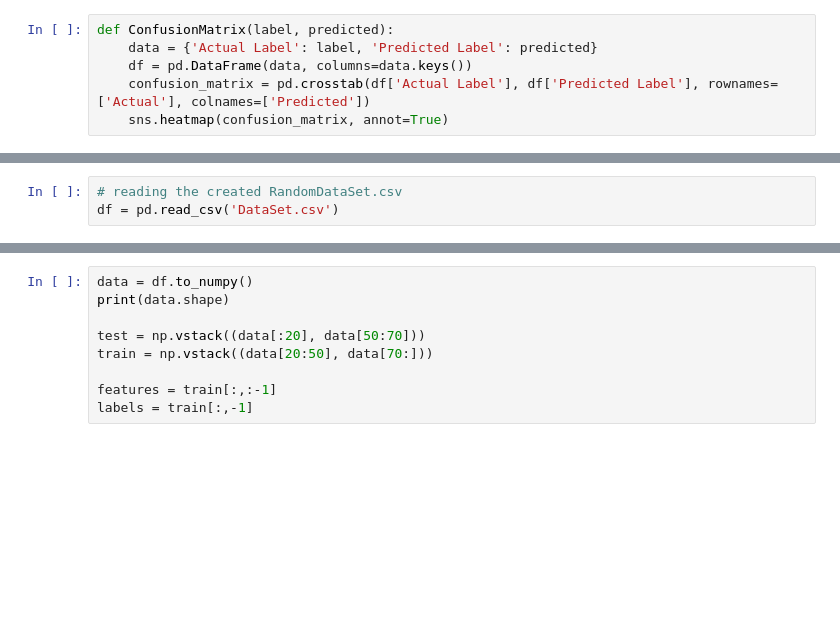
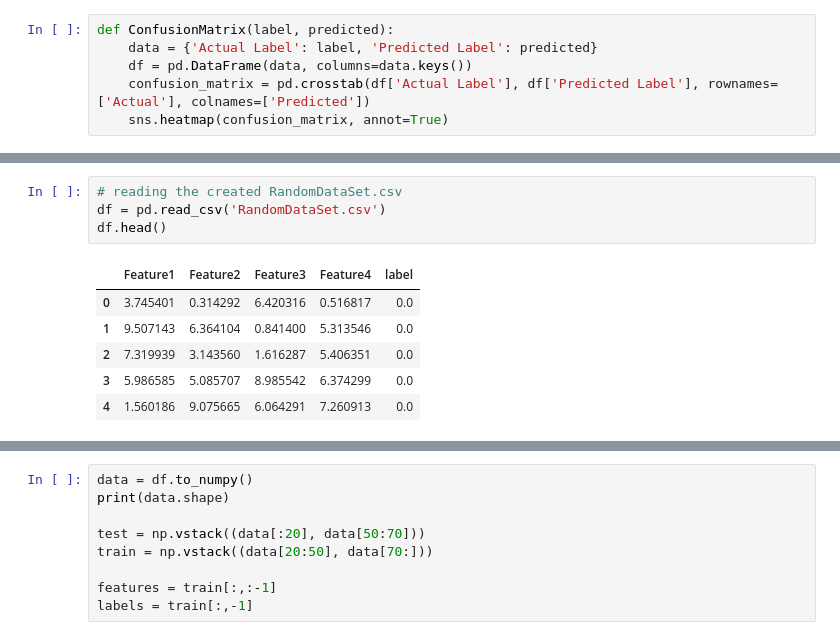
Before and after one commit to CodesOfAnurag/ML_Assignment, a Jupyter notebook: Assignment_MLP/Assignment_MLP.ipynb, the cells around one changed output, grey strips where cells are left out. Cells and saved outputs as stored; diff of their text form; blank space fills up the shorter version.

```diff
--- a/Assignment_MLP/Assignment_MLP.ipynb
+++ b/Assignment_MLP/Assignment_MLP.ipynb
@@ -58,3 +50,11 @@ def ConfusionMatrix(label, predicted):
 # %%
 # reading the created RandomDataSet.csv
-df = pd.read_csv('DataSet.csv')
+df = pd.read_csv('RandomDataSet.csv')
+df.head()
+# %% [output]
+|  | Feature1 | Feature2 | Feature3 | Feature4 | label |
+| 0 | 3.745401 | 0.314292 | 6.420316 | 0.516817 | 0.0 |
+| 1 | 9.507143 | 6.364104 | 0.841400 | 5.313546 | 0.0 |
+| 2 | 7.319939 | 3.143560 | 1.616287 | 5.406351 | 0.0 |
+| 3 | 5.986585 | 5.085707 | 8.985542 | 6.374299 | 0.0 |
+| 4 | 1.560186 | 9.075665 | 6.064291 | 7.260913 | 0.0 |
```
Also changed, not shown: parts of 17 cells of this notebook, 2 other files.
